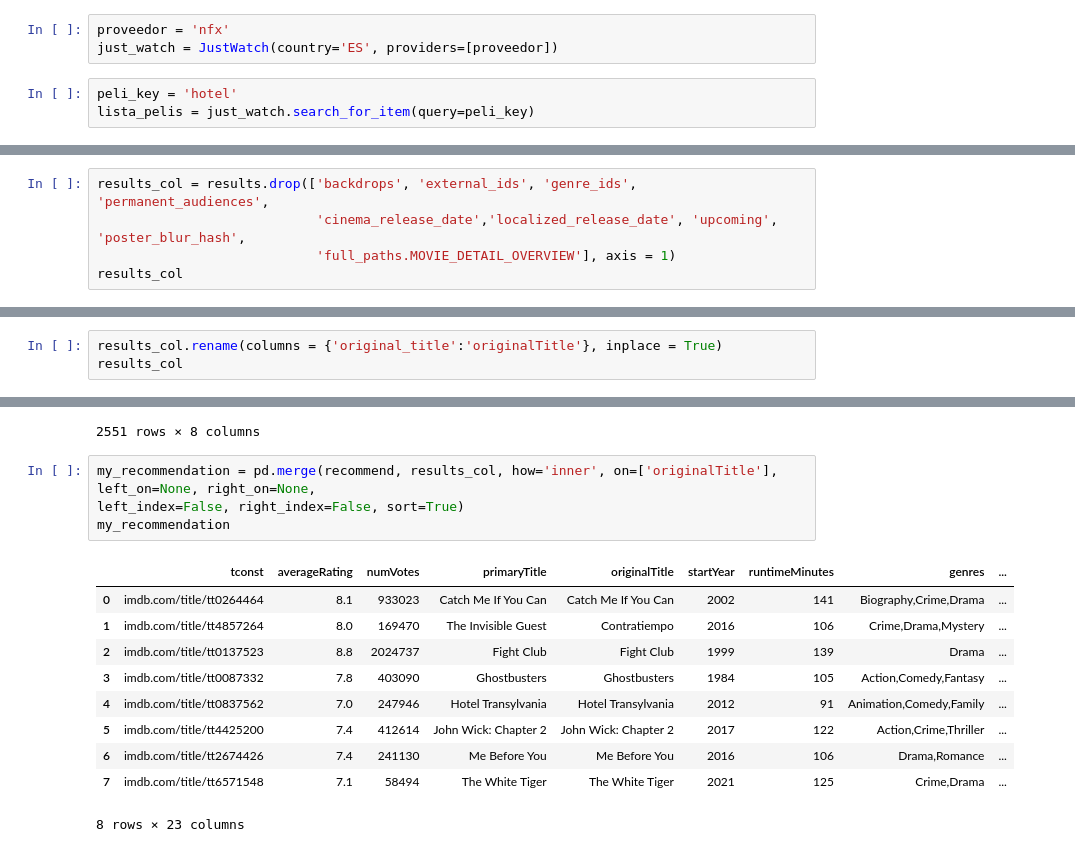
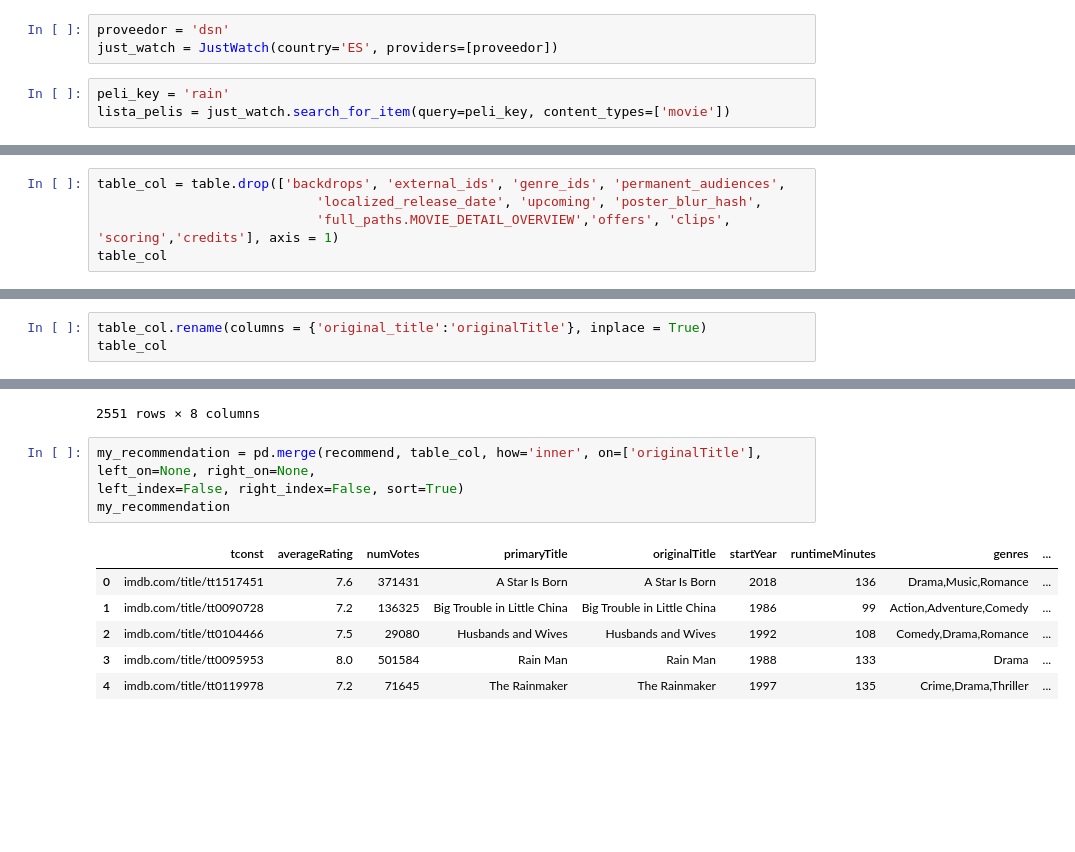
Before and after one commit to DarioDPR/ih_datamadpt1121_final_project, a Jupyter notebook: Notebooks/justwatch_baseline.ipynb, the cells around one changed output, grey strips where cells are left out. Saved outputs shown, nothing was run; the diff lists cells and outputs as text; blank space fills up the shorter version.

```diff
--- a/Notebooks/justwatch_baseline.ipynb
+++ b/Notebooks/justwatch_baseline.ipynb
@@ -2,11 +2,11 @@
 import pandas as pd
 from justwatch import JustWatch
 # %%
-proveedor = 'nfx'
+proveedor = 'dsn'
 just_watch = JustWatch(country='ES', providers=[proveedor])
 # %%
-peli_key = 'hotel'
-lista_pelis = just_watch.search_for_item(query=peli_key)
+peli_key = 'rain'
+lista_pelis = just_watch.search_for_item(query=peli_key, content_types=['movie'])
 # %%
 total_list = len(lista_pelis['items'])
 total_list
@@ -126,8 +108,8 @@ Index(['jw_entity_id', 'id', 'title', 'full_path', 'poster',
       dtype='object')
 # %%
-results_col = results.drop(['backdrops', 'external_ids', 'genre_ids', 'permanent_audiences',
-                            'cinema_release_date','localized_release_date', 'upcoming', 'poster_blur_hash',
-                            'full_paths.MOVIE_DETAIL_OVERVIEW'], axis = 1)
-results_col
+table_col = table.drop(['backdrops', 'external_ids', 'genre_ids', 'permanent_audiences',
+                            'localized_release_date', 'upcoming', 'poster_blur_hash',
+                            'full_paths.MOVIE_DETAIL_OVERVIEW','offers', 'clips', 'scoring','credits'], axis = 1)
+table_col
 # %% [output]
 |  | jw_entity_id | id | title | full_path | poster | short_description | original_release_year | ... |
@@ -150,5 +132,5 @@ results_col
 # %%
-results_col.rename(columns = {'original_title':'originalTitle'}, inplace = True)
-results_col
+table_col.rename(columns = {'original_title':'originalTitle'}, inplace = True)
+table_col
 # %% [output]
 |  | jw_entity_id | id | title | full_path | poster | short_description | original_release_year | ... |
@@ -186,17 +168,13 @@ recommend
 | 2550 | imdb.com/title/tt0048750 | 7.0 | 37818 | The Trouble with Harry | The Trouble with Harry | 1955 | 99 | Comedy,Mystery |
 2551 rows × 8 columns
 # %%
-my_recommendation = pd.merge(recommend, results_col, how='inner', on=['originalTitle'], left_on=None, right_on=None,
+my_recommendation = pd.merge(recommend, table_col, how='inner', on=['originalTitle'], left_on=None, right_on=None,
 left_index=False, right_index=False, sort=True)
 my_recommendation
 # %% [output]
 |  | tconst | averageRating | numVotes | primaryTitle | originalTitle | startYear | runtimeMinutes | genres | ... |
-| 0 | imdb.com/title/tt0264464 | 8.1 | 933023 | Catch Me If You Can | Catch Me If You Can | 2002 | 141 | Biography,Crime,Drama | ... |
-| 1 | imdb.com/title/tt4857264 | 8.0 | 169470 | The Invisible Guest | Contratiempo | 2016 | 106 | Crime,Drama,Mystery | ... |
-| 2 | imdb.com/title/tt0137523 | 8.8 | 2024737 | Fight Club | Fight Club | 1999 | 139 | Drama | ... |
-| 3 | imdb.com/title/tt0087332 | 7.8 | 403090 | Ghostbusters | Ghostbusters | 1984 | 105 | Action,Comedy,Fantasy | ... |
-| 4 | imdb.com/title/tt0837562 | 7.0 | 247946 | Hotel Transylvania | Hotel Transylvania | 2012 | 91 | Animation,Comedy,Family | ... |
-| 5 | imdb.com/title/tt4425200 | 7.4 | 412614 | John Wick: Chapter 2 | John Wick: Chapter 2 | 2017 | 122 | Action,Crime,Thriller | ... |
-| 6 | imdb.com/title/tt2674426 | 7.4 | 241130 | Me Before You | Me Before You | 2016 | 106 | Drama,Romance | ... |
-| 7 | imdb.com/title/tt6571548 | 7.1 | 58494 | The White Tiger | The White Tiger | 2021 | 125 | Crime,Drama | ... |
+| 0 | imdb.com/title/tt1517451 | 7.6 | 371431 | A Star Is Born | A Star Is Born | 2018 | 136 | Drama,Music,Romance | ... |
+| 1 | imdb.com/title/tt0090728 | 7.2 | 136325 | Big Trouble in Little China | Big Trouble in Little China | 1986 | 99 | Action,Adventure,Comedy | ... |
+| 2 | imdb.com/title/tt0104466 | 7.5 | 29080 | Husbands and Wives | Husbands and Wives | 1992 | 108 | Comedy,Drama,Romance | ... |
+| 3 | imdb.com/title/tt0095953 | 8.0 | 501584 | Rain Man | Rain Man | 1988 | 133 | Drama | ... |
+| 4 | imdb.com/title/tt0119978 | 7.2 | 71645 | The Rainmaker | The Rainmaker | 1997 | 135 | Crime,Drama,Thriller | ... |
-8 rows × 23 columns
```
Also changed, not shown: parts of 10 cells of this notebook, 2 other files.
